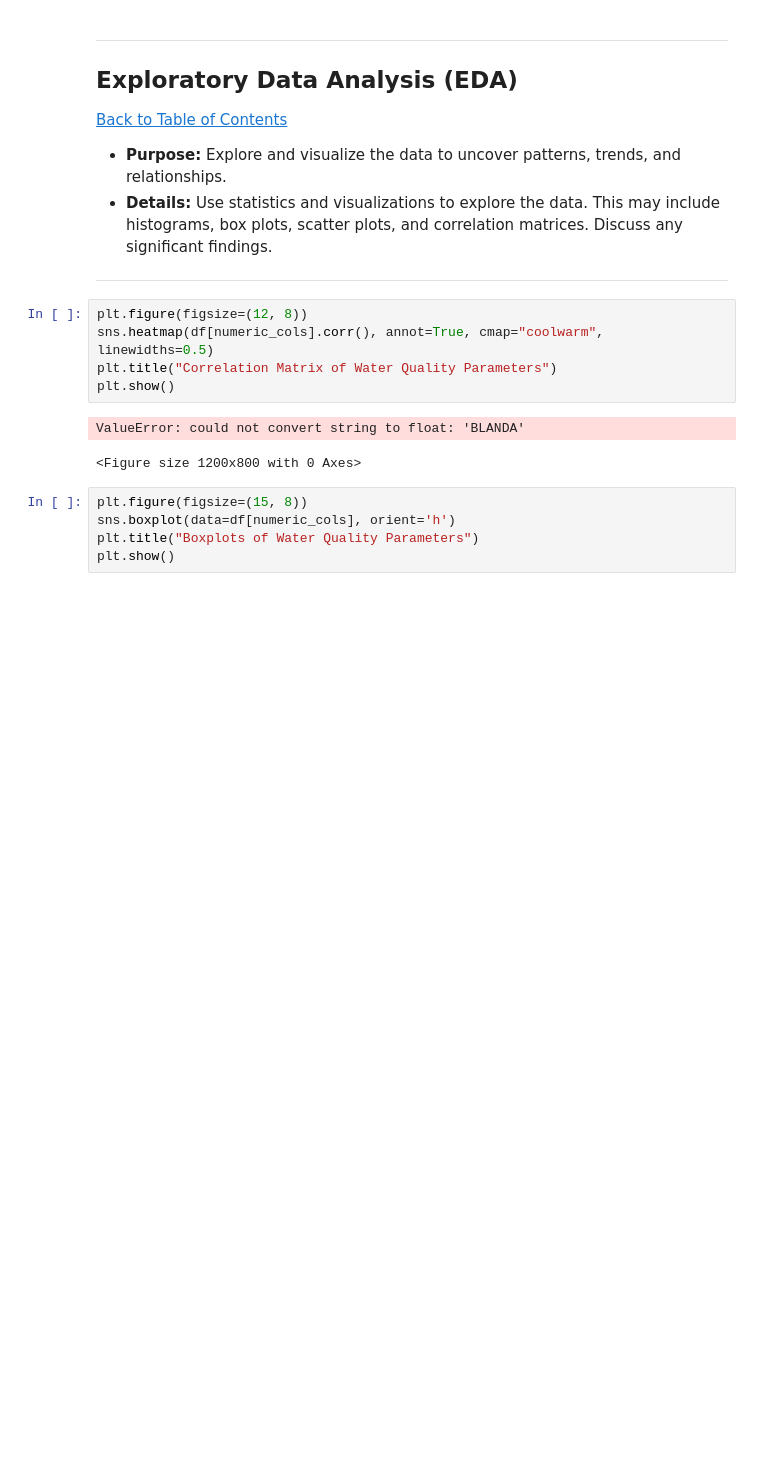
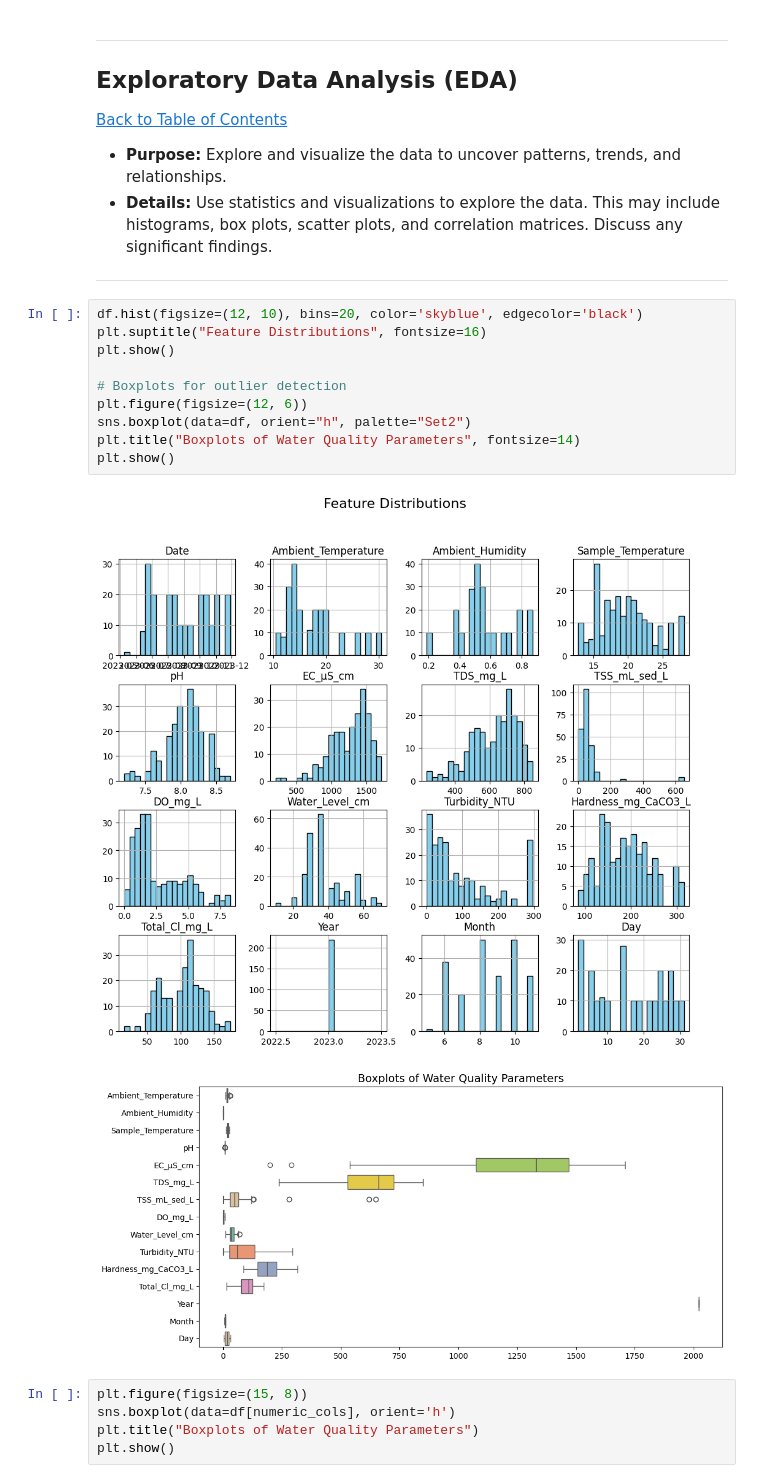
Before and after one commit to Jeremy809/Workplace, a Jupyter notebook: QCTO---Workplace-Module-Notebook-Template-4571.ipynb, the cells around one changed output. Drawn from its saved outputs; the diff is of its cells as text; blank space fills up the shorter version.

```diff
--- a/QCTO---Workplace-Module-Notebook-Template-4571.ipynb
+++ b/QCTO---Workplace-Module-Notebook-Template-4571.ipynb
@@ -354,14 +373,19 @@ dtype: int64
 * **Purpose:** Explore and visualize the data to uncover patterns, trends, and relationships.
 * **Details:** Use statistics and visualizations to explore the data. This may include histograms, box plots, scatter plots, and correlation matrices. Discuss any significant findings.
 ---
-# %%
-plt.figure(figsize=(12, 8))
-sns.heatmap(df[numeric_cols].corr(), annot=True, cmap="coolwarm", linewidths=0.5)
-plt.title("Correlation Matrix of Water Quality Parameters")
-plt.show()
-# %% [output]
-ValueError: could not convert string to float: 'BLANDA'
-<Figure size 1200x800 with 0 Axes>
+# %%
+df.hist(figsize=(12, 10), bins=20, color='skyblue', edgecolor='black')
+plt.suptitle("Feature Distributions", fontsize=16)
+plt.show()
+
+# Boxplots for outlier detection
+plt.figure(figsize=(12, 6))
+sns.boxplot(data=df, orient="h", palette="Set2")
+plt.title("Boxplots of Water Quality Parameters", fontsize=14)
+plt.show()
+# %% [output]
+[figure, added]
+[figure, added]
 # %%
 plt.figure(figsize=(15, 8))
 sns.boxplot(data=df[numeric_cols], orient='h')
```
Also changed, not shown: parts of 5 cells of this notebook.
